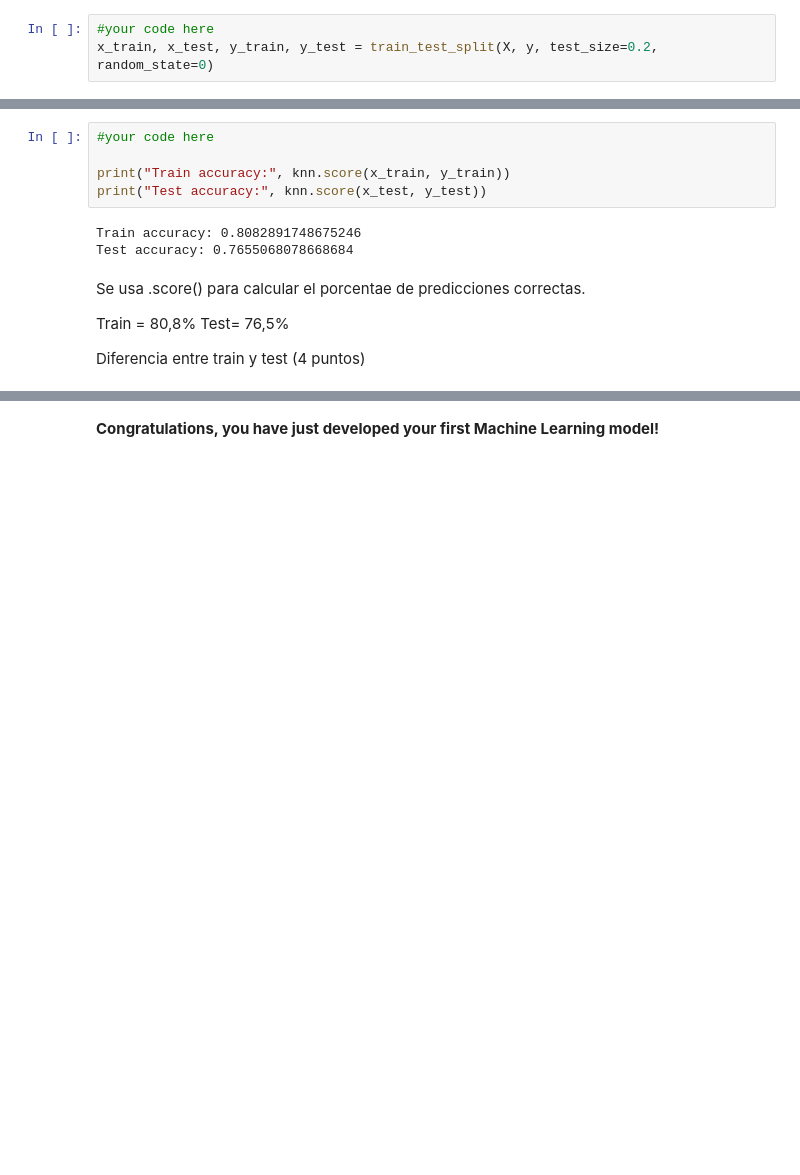
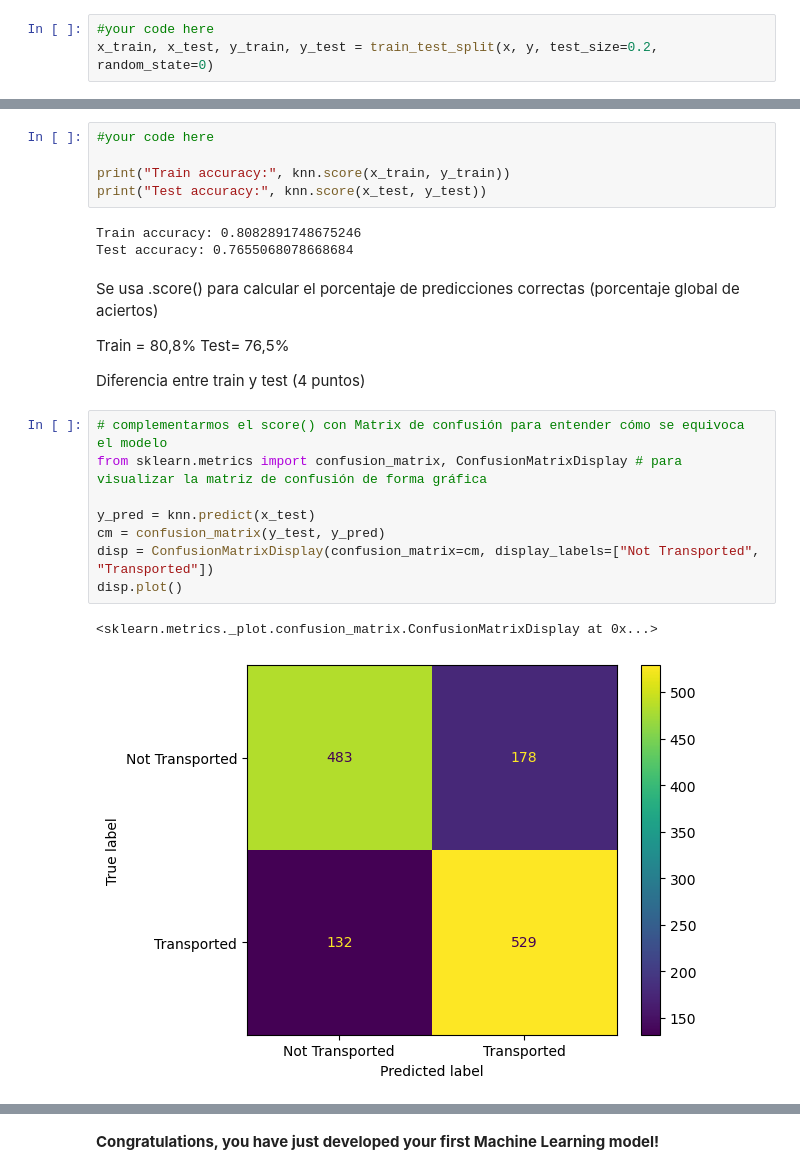
Before and after one commit to carmenlnr/lab-intro-to-ml, a Jupyter notebook: lab-intro_to_ml.ipynb, the cells around one changed output, grey strips where cells are left out. Drawn from its saved outputs; the diff is of its cells as text; blank space fills up the shorter version.

```diff
--- a/lab-intro_to_ml.ipynb
+++ b/lab-intro_to_ml.ipynb
@@ -127,7 +134,7 @@ Name: Transported, dtype: bool
 Now that we have split the data into **features** and **target** variables and imported the **train_test_split** function, split X and y into X_train, X_test, y_train, and y_test. 80% of the data should be in the training set and 20% in the test set.
 # %%
 #your code here
-x_train, x_test, y_train, y_test = train_test_split(X, y, test_size=0.2, random_state=0)
+x_train, x_test, y_train, y_test = train_test_split(x, y, test_size=0.2, random_state=0)
 # %%
 x_train.head()
 # %% [output]
@@ -193,9 +201,20 @@ print("Test accuracy:", knn.score(x_test, y_test))
 Train accuracy: 0.8082891748675246
 Test accuracy: 0.7655068078668684
 # %% [markdown]
-Se usa .score() para calcular el porcentae de predicciones correctas.
+Se usa .score() para calcular el porcentaje de predicciones correctas (porcentaje global de aciertos)
 
 Train = 80,8%
 Test= 76,5%
 
 Diferencia entre train y test (4 puntos)
+# %%
+# complementarmos el score() con Matrix de confusión para entender cómo se equivoca el modelo
+from sklearn.metrics import confusion_matrix, ConfusionMatrixDisplay # para visualizar la matriz de confusión de forma gráfica
+
+y_pred = knn.predict(x_test)
+cm = confusion_matrix(y_test, y_pred)
+disp = ConfusionMatrixDisplay(confusion_matrix=cm, display_labels=["Not Transported", "Transported"])
+disp.plot()
+# %% [output]
+<sklearn.metrics._plot.confusion_matrix.ConfusionMatrixDisplay at 0x...>
+[figure, added]
```
Also changed, not shown: parts of 5 cells of this notebook.
